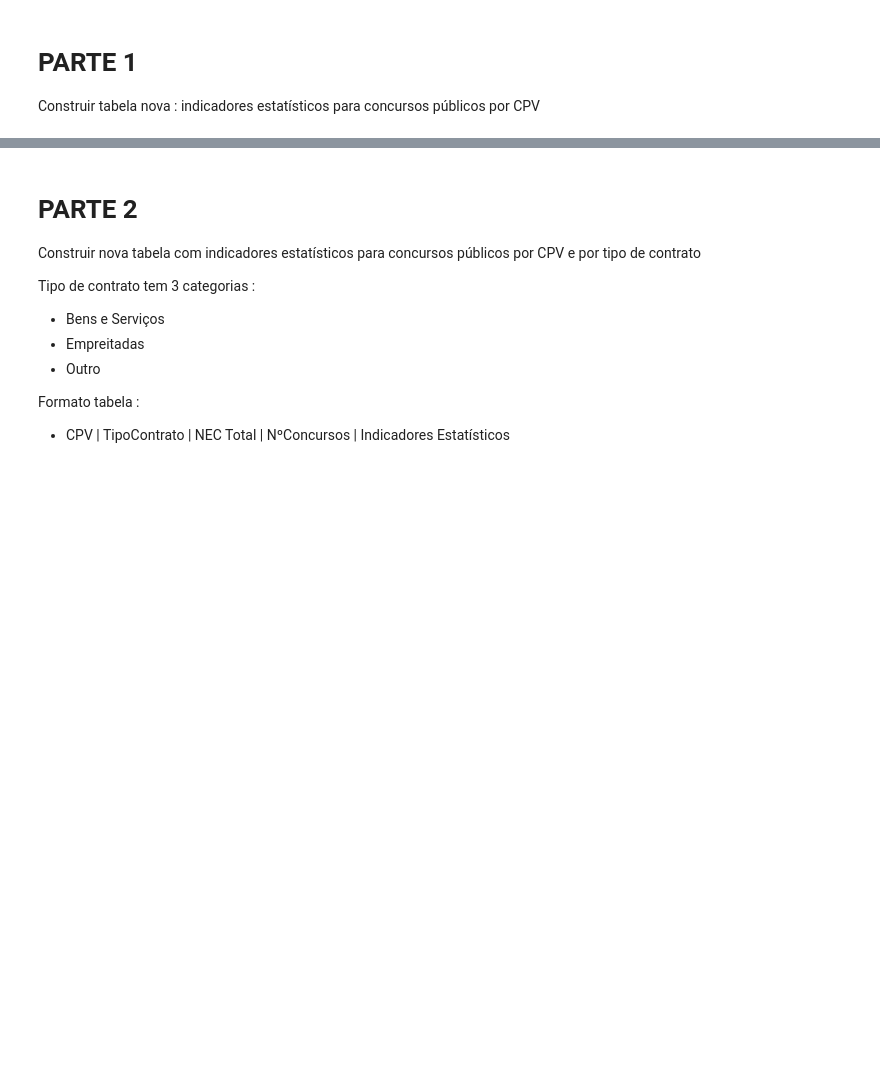
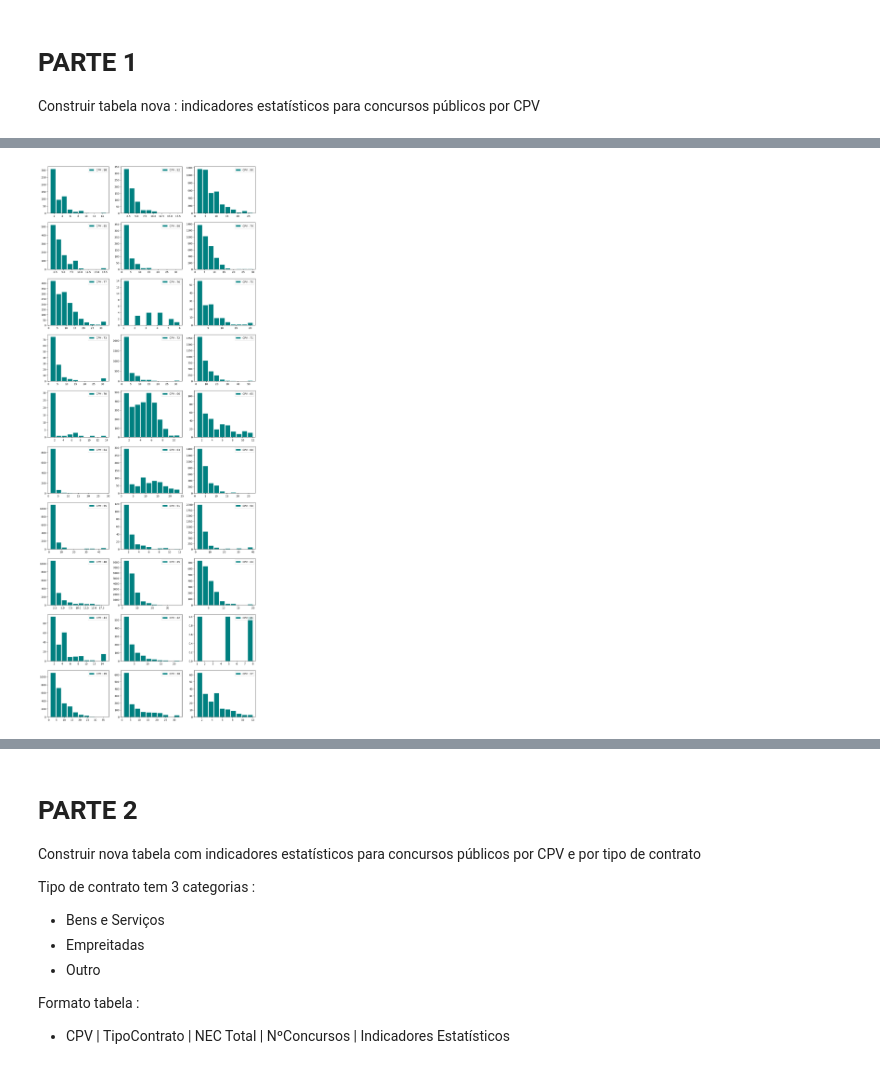
Before and after one commit to francisco-vpereira/ForceraIntership, a Jupyter notebook: forcera/scripts/notebooks/3. análise_final/flagR019.ipynb, the cells around one changed output, grey strips where cells are left out. Cells and saved outputs as stored; diff of their text form; code cells hidden in the pictures; blank space fills up the shorter version.

```diff
--- a/forcera/scripts/notebooks/3. análise_final/flagR019.ipynb
+++ b/forcera/scripts/notebooks/3. análise_final/flagR019.ipynb
@@ -30,3 +34,16 @@ cur = conn.cursor()
 # PARTE 1
 
 Construir tabela nova : indicadores estatísticos para concursos públicos por CPV
+# %%
+cur = conn.cursor()
+cur.execute('''
+            SELECT contratos_basegov."id", contratos_basegov."cpv", concursos_publicos."nr_entidadesconcorrentes", cpv_stat."q1", cpv_stat."q2",cpv_stat."q3"
+            FROM contratos_basegov
+            JOIN concursos_publicos ON contratos_basegov."id" = concursos_publicos."id"
+            JOIN cpv_stat ON SUBSTRING(contratos_basegov."cpv", 1, 2) = cpv_stat."cpv"
+            ORDER BY contratos_basegov."data_publicacao" DESC
+            LIMIT 10;
+            ''')
+
+for i in cur.fetchall():
+    print(i, '\n')
@@ -50,0 +93,15 @@ array(['98', '92', '90', '85', '80', '79', '77', '76', '75', '73', '72',
+# %%
+figure, axis = plt.subplots(10, 3, figsize=(15,40))
+
+counter = 0
+
+for i in range(10):
+    for j in range(3):
+
+        ax = axis[i][j]
+        df = data.loc[data["cpv"] == CPV[counter], "nec"]
+        ax.hist(df, edgecolor='white', color='teal', rwidth=0.9, label = 'CPV : ' + str(int(CPV[counter])))
+        counter += 1
+        ax.legend(loc = 'best')
+# %% [output]
+[figure, added]
```
Also changed, not shown: parts of 41 cells of this notebook, 1 other file.
